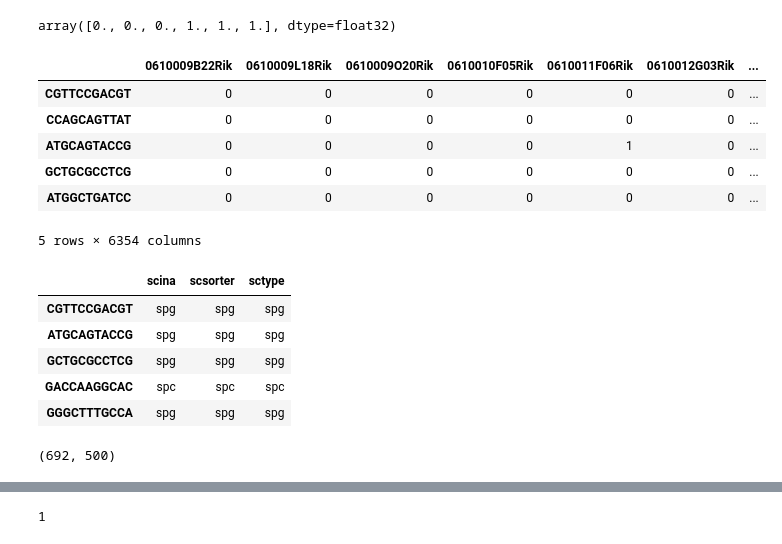
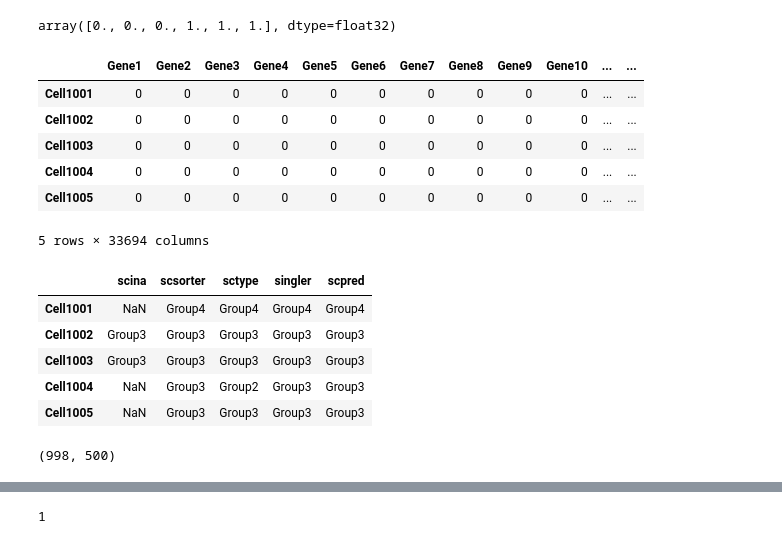
Before and after one commit to lewinsohndp/scSHARP, a Jupyter notebook: knn_experiment.ipynb, the cells around one changed output, grey strips where cells are left out. Drawn from its saved outputs; the diff is of its cells as text; code cells hidden in the pictures.

```diff
--- a/knn_experiment.ipynb
+++ b/knn_experiment.ipynb
@@ -19,35 +19,35 @@ utilities.knn_consensus_batch(x, preds, 2, batch_size = 3, converge=True)
 array([0., 0., 0., 1., 1., 1.], dtype=float32)
 # %%
 #data_path = "/home/groups/ConradLab/daniel/sharp_data/sharp_sims_test/splat_0.7_de_rq/"
-#data_path = "/home/groups/ConradLab/daniel/sharp_data/sharp_sims_test/splat_0.8_de_rq/"
-data_path = "/home/groups/ConradLab/daniel/sharp_data/jung/"
+data_path = "/home/groups/ConradLab/daniel/sharp_data/sharp_sims_test/splat_0.8_de_rq/"
+#data_path = "/home/groups/ConradLab/daniel/sharp_data/jung/"
 # %%
-#counts = pd.read_csv(data_path + "query_counts.csv", index_col = 0)
-counts = pd.read_csv(data_path + "counts.csv", index_col = 0)
+counts = pd.read_csv(data_path + "query_counts.csv", index_col = 0)
+#counts = pd.read_csv(data_path + "counts.csv", index_col = 0)
 counts.head()
 # %% [output]
-|  | 0610009B22Rik | 0610009L18Rik | 0610009O20Rik | 0610010F05Rik | 0610011F06Rik | 0610012G03Rik | ... |
-| CGTTCCGACGT | 0 | 0 | 0 | 0 | 0 | 0 | ... |
-| CCAGCAGTTAT | 0 | 0 | 0 | 0 | 0 | 0 | ... |
-| ATGCAGTACCG | 0 | 0 | 0 | 0 | 1 | 0 | ... |
-| GCTGCGCCTCG | 0 | 0 | 0 | 0 | 0 | 0 | ... |
-| ATGGCTGATCC | 0 | 0 | 0 | 0 | 0 | 0 | ... |
+|  | Gene1 | Gene2 | Gene3 | Gene4 | Gene5 | Gene6 | Gene7 | Gene8 | Gene9 | Gene10 | ... | ... |
+| Cell1001 | 0 | 0 | 0 | 0 | 0 | 0 | 0 | 0 | 0 | 0 | ... | ... |
+| Cell1002 | 0 | 0 | 0 | 0 | 0 | 0 | 0 | 0 | 0 | 0 | ... | ... |
+| Cell1003 | 0 | 0 | 0 | 0 | 0 | 0 | 0 | 0 | 0 | 0 | ... | ... |
+| Cell1004 | 0 | 0 | 0 | 0 | 0 | 0 | 0 | 0 | 0 | 0 | ... | ... |
+| Cell1005 | 0 | 0 | 0 | 0 | 0 | 0 | 0 | 0 | 0 | 0 | ... | ... |
-5 rows × 6354 columns
+5 rows × 33694 columns
 # %%
 all_labels = pd.read_csv(data_path + "preds.csv", index_col=0)
 all_labels.head()
 # %% [output]
-|  | scina | scsorter | sctype |
-| CGTTCCGACGT | spg | spg | spg |
-| ATGCAGTACCG | spg | spg | spg |
-| GCTGCGCCTCG | spg | spg | spg |
-| GACCAAGGCAC | spc | spc | spc |
-| GGGCTTTGCCA | spg | spg | spg |
+|  | scina | scsorter | sctype | singler | scpred |
+| Cell1001 | NaN | Group4 | Group4 | Group4 | Group4 |
+| Cell1002 | Group3 | Group3 | Group3 | Group3 | Group3 |
+| Cell1003 | Group3 | Group3 | Group3 | Group3 | Group3 |
+| Cell1004 | NaN | Group3 | Group2 | Group3 | Group3 |
+| Cell1005 | NaN | Group3 | Group3 | Group3 | Group3 |
 # %%
 X, keep_cells,keep_genes,pca_obj = utilities.preprocess(np.array(counts), scale=False, run_pca=True)
 X.shape
 # %% [output]
-(692, 500)
+(998, 500)
 # %%
 _,marker_names = utilities.read_marker_file(data_path + "markers.txt")
 # %%
```
Also changed, not shown: parts of 4 cells of this notebook, 11 other files.
